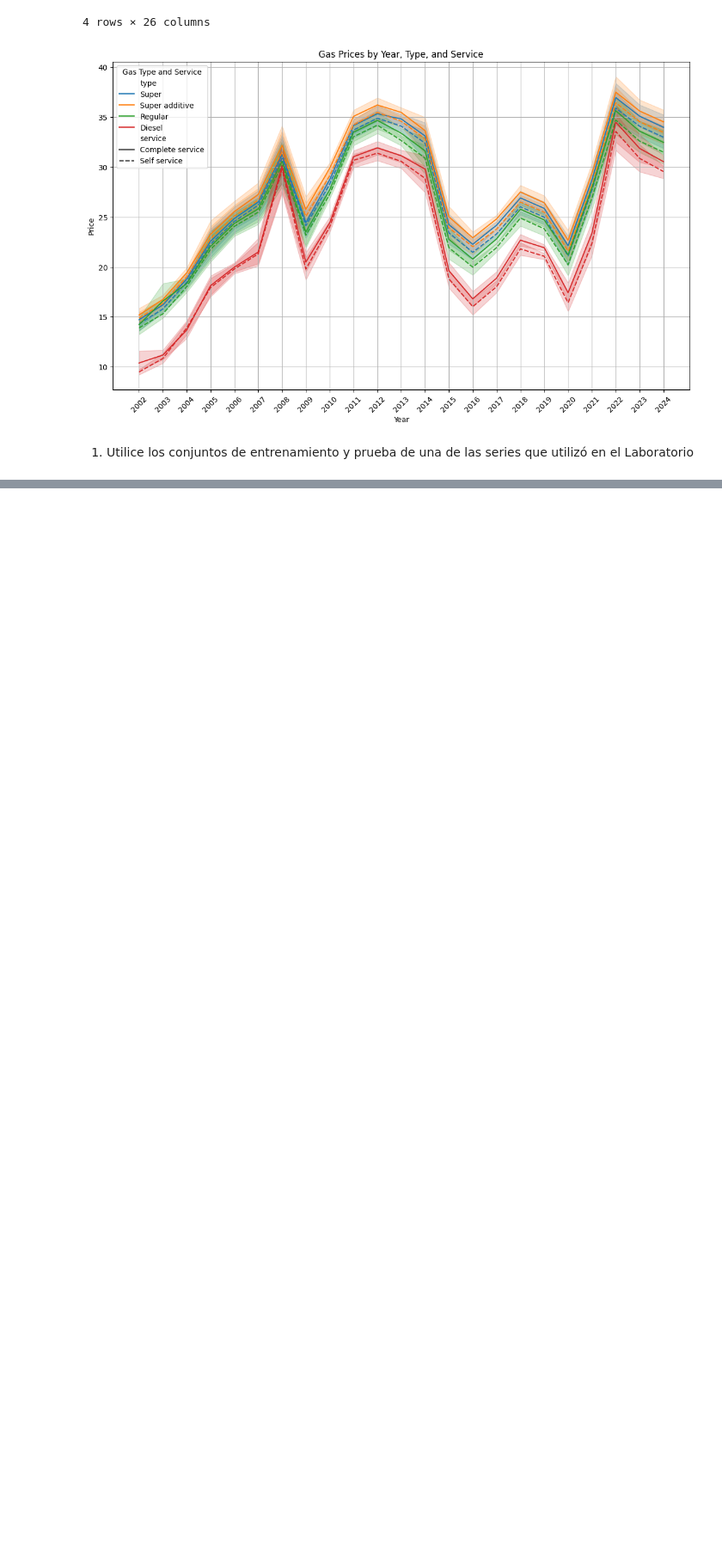
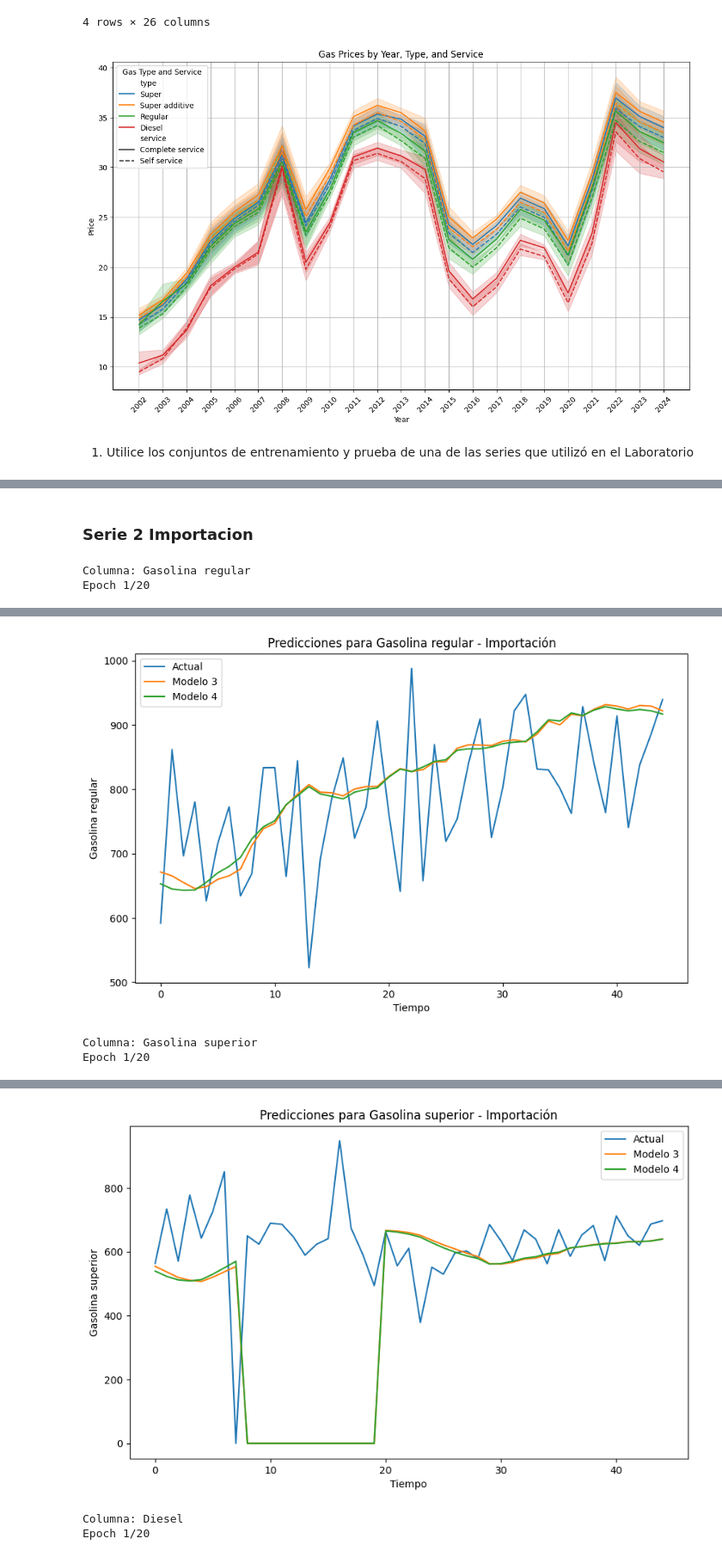
Before and after one commit to JDgomez2002/data-science-labs, a Jupyter notebook: lab03/lab3.ipynb, the cells around one changed output, grey strips where cells are left out. Shown at 86% size. Cells and saved outputs as stored; diff of their text form; code cells hidden in the pictures; blank space fills up the shorter version.

```diff
--- a/lab03/lab3.ipynb
+++ b/lab03/lab3.ipynb
@@ -442,0 +595,70 @@ NaT                       396.86064
+# %% [markdown]
+### Serie 2 Importacion
+# %%
+# Seleccionar las columnas de interés
+data_importacion = importacion[['Gasolina regular', 'Gasolina superior', 'Diesel', 'Gas licuado de petróleo']]
+
+# Dividir en conjuntos de entrenamiento y prueba
+train_data_import, test_data_import = train_test_split(data_importacion, test_size=0.2, shuffle=False)
+
+for column in data_importacion.columns:
+    print(f"\nColumna: {column}")
+
+    train_series_import = train_data_import[[column]]
+    test_series_import = test_data_import[[column]]
+
+    X_train_import, y_train_import, X_test_import, y_test_import, scaler_import = prepare_data(train_series_import, test_series_import, SEQ_LENGTH)
+
+    # Modelo 3: Configuración básica
+    model3 = Sequential([
+        LSTM(50, return_sequences=True, input_shape=(SEQ_LENGTH, 1)),
+        LSTM(50, return_sequences=False),
+        Dense(1)
+    ])
+    model3.compile(optimizer='adam', loss='mse')
+    model3.fit(X_train_import, y_train_import, epochs=20, batch_size=32, validation_data=(X_test_import, y_test_import))
+
+    # Modelo 4: Configuración con Dropout y más unidades LSTM
+    model4 = Sequential([
+        LSTM(100, return_sequences=True, input_shape=(SEQ_LENGTH, 1)),
+        Dropout(0.2),
+        LSTM(100, return_sequences=False),
+        Dropout(0.2),
+        Dense(1)
+    ])
+    model4.compile(optimizer='adam', loss='mse')
+    model4.fit(X_train_import, y_train_import, epochs=20, batch_size=32, validation_data=(X_test_import, y_test_import))
+
+    # Evaluar y comparar los modelos
+    predictions3 = model3.predict(X_test_import)
+    predictions4 = model4.predict(X_test_import)
+
+    # Desescalar las predicciones
+    predictions3 = scaler_import.inverse_transform(predictions3)
+    predictions4 = scaler_import.inverse_transform(predictions4)
+    y_test_import_descaled = scaler_import.inverse_transform(y_test_import)
+
+    # Asegurarse de que no haya NaN en las predicciones
+    predictions3 = np.nan_to_num(predictions3)
+    predictions4 = np.nan_to_num(predictions4)
+    y_test_import_descaled = np.nan_to_num(y_test_import_descaled)
+
+    mse3 = mean_squared_error(y_test_import_descaled, predictions3)
+    mse4 = mean_squared_error(y_test_import_descaled, predictions4)
+
+    print(f"MSE del Modelo 3 para {column}: {mse3}")
+    print(f"MSE del Modelo 4 para {column}: {mse4}")
+
+    # Graficar las predicciones
+    plt.figure(figsize=(10, 6))
+    plt.plot(y_test_import_descaled, label='Actual')
+    plt.plot(predictions3, label='Modelo 3')
+    plt.plot(predictions4, label='Modelo 4')
+    plt.title(f'Predicciones para {column} - Importación')
+    plt.xlabel('Tiempo')
+    plt.ylabel(column)
+    plt.legend()
+    plt.show()
+# %% [output]
+Columna: Gasolina regular
+Epoch 1/20
@@ -442,0 +682,3 @@ NaT                       396.86064
+[figure, added]
+Columna: Gasolina superior
+Epoch 1/20
@@ -442,0 +702,3 @@ NaT                       396.86064
+[figure, added]
+Columna: Diesel
+Epoch 1/20
```
Also changed, not shown: parts of 9 cells of this notebook.
